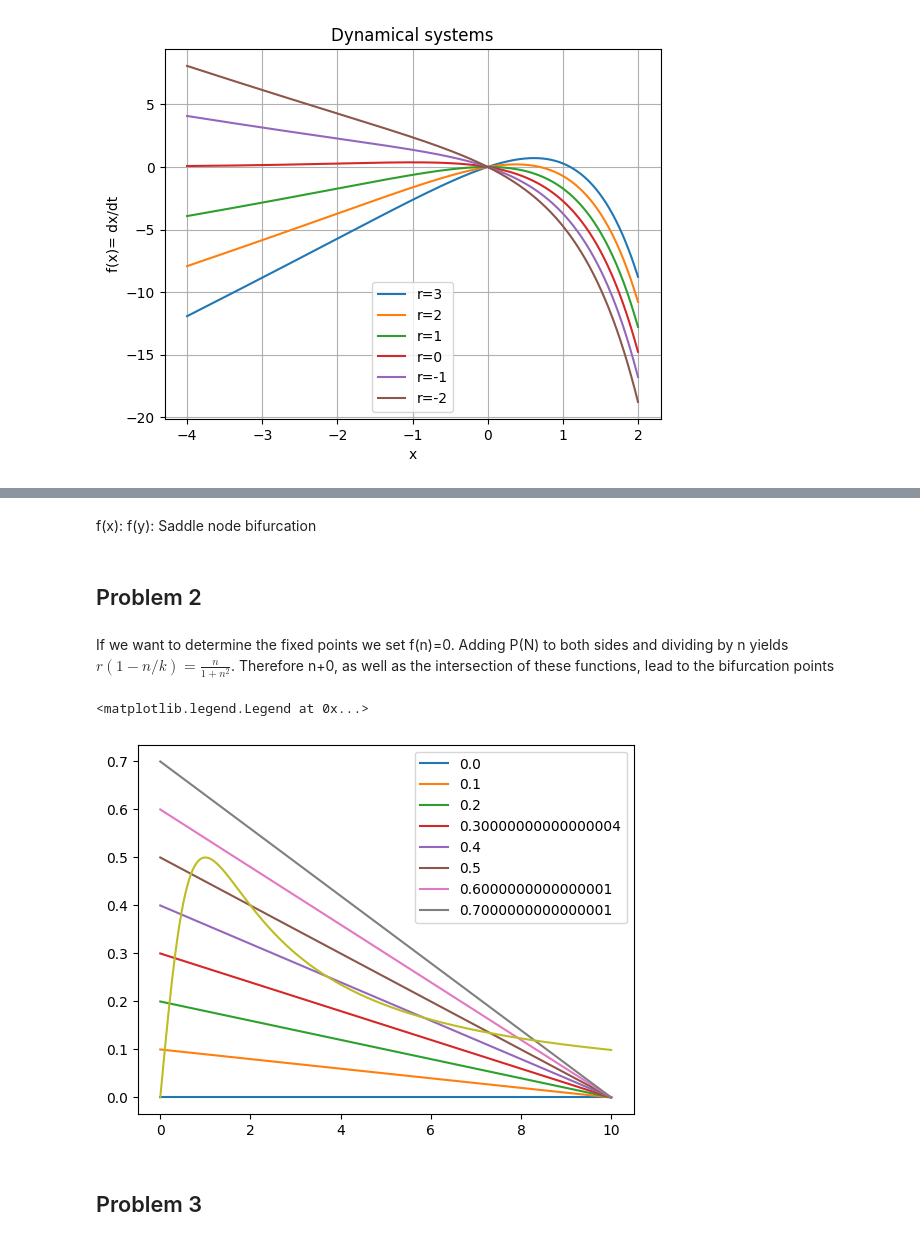
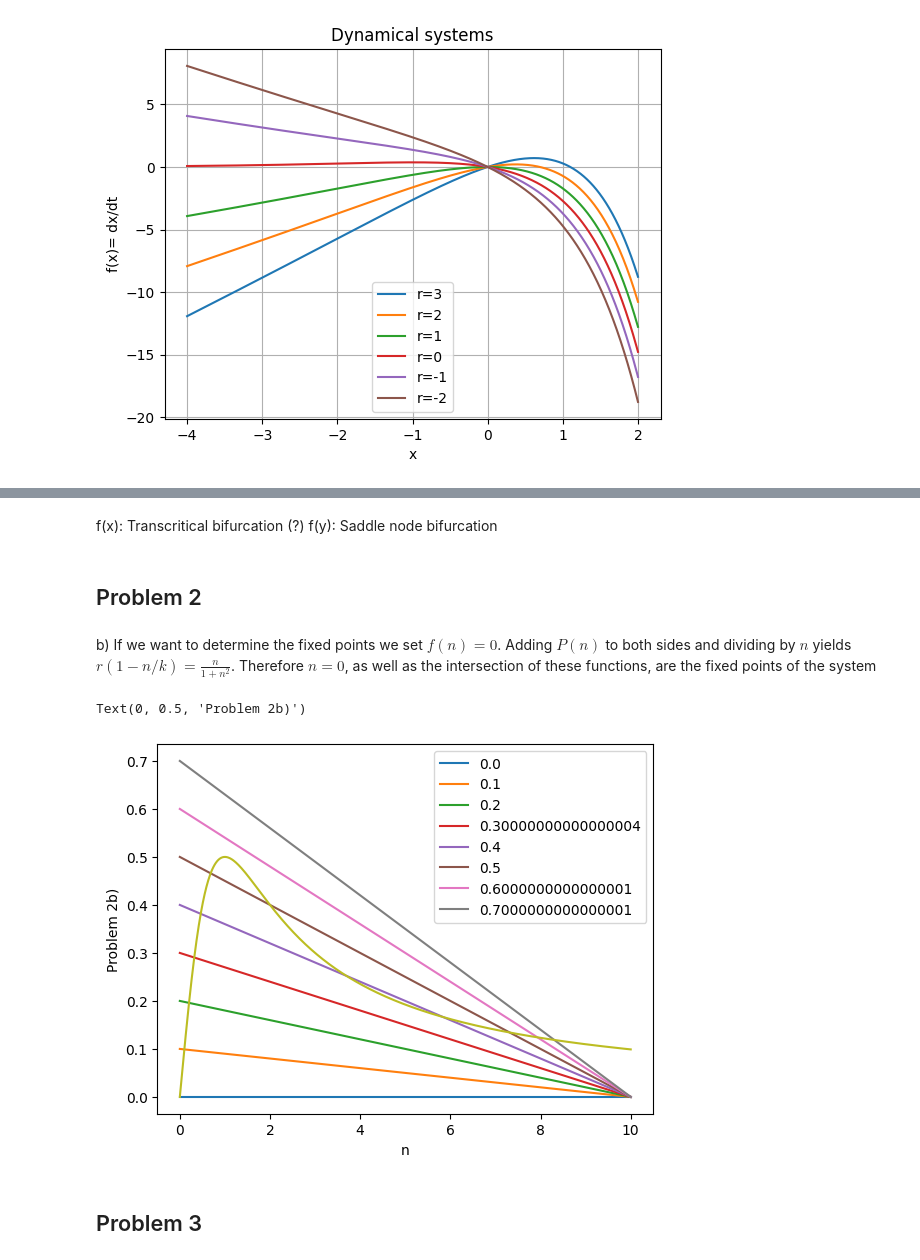
Before and after one commit to corinnawegner/Physics_of_complex_systems, a Jupyter notebook: Assignment 3/Assignment_3_Corinna_Wegner.ipynb, the cells around one changed output, grey strips where cells are left out. Saved outputs shown, nothing was run; the diff lists cells and outputs as text; code cells hidden in the pictures.

```diff
--- a/Assignment 3/Assignment_3_Corinna_Wegner.ipynb
+++ b/Assignment 3/Assignment_3_Corinna_Wegner.ipynb
@@ -26,7 +27,7 @@ x = np.linspace(-2,2,1000)
 list_r = [5,4,3,2,1,0]
 for r in list_r:
     list_f4 = [f_y(i, r) for i in x]
-    plt.plot(x, list_f4, label = f"r={r}")
+    plt.plot(x, list_f4, label = f"zeta={r}")
 plt.grid()
 plt.xlabel("x")
 plt.ylabel("f(y)= dy/dt")
@@ -37,0 +55,20 @@ plt.legend()
+# %%
+zeta_1 = np.linspace(0,3,100)
+zeta_2 = np.linspace(3,6,100)
+
+def f(y, zeta):
+    return y**4 -4*y + zeta
+
+y_1 = []
+y_2 = []
+for z in zeta_1:
+    y_left = fsolve(f, -1, args=(z,))
+    y_1.append(y_left)
+    y_right = fsolve(f, 3, args=(z,))
+    y_2.append(y_right)
+
+plt.plot(zeta_1, y_1, "r")
+plt.plot(zeta_1, y_2, "b--")
+plt.xlabel("zeta")
+plt.ylabel("y")
+plt.title("Problem 1b): Bifurcation diagram for f(y)")
@@ -38,27 +78,29 @@ plt.legend()
 # %% [markdown]
-f(x):
+f(x): Transcritical bifurcation (?)
 f(y): Saddle node bifurcation
 # %% [markdown]
 ## Problem 2
 # %% [markdown]
-If we want to determine the fixed points we set f(n)=0. Adding P(N) to both sides and dividing by n yields $r(1-n/k)=\frac{n}{1+n^2}$. Therefore n+0, as well as the intersection of these functions, lead to the bifurcation points
+b) If we want to determine the fixed points we set $f(n)=0$. Adding $P(n)$ to both sides and dividing by $n$ yields $r(1-n/k)=\frac{n}{1+n^2}$. Therefore $n=0$, as well as the intersection of these functions, are the fixed points of the system
 # %%
 def left_function(n, r, k):
     return r*(1-n/k)
 
 def right_function(n):
     return n/(1+n**2)
 
 list_r = 0.1*np.array([0,1,2,3,4,5,6,7])
 
 x = np.linspace(0,10,1000)
 for r in list_r:
     plt.plot(x, [left_function(i, r, 10) for i in x], label = f"{r}")
 plt.plot(x, [right_function(i) for i in x])
 plt.legend()
+plt.xlabel("n")
+plt.ylabel("Problem 2b)")
 # %% [output]
-<matplotlib.legend.Legend at 0x...>
+Text(0, 0.5, 'Problem 2b)')
-[figure, old version]
+[figure, new version]
 # %% [markdown]
 ## Problem 3
 # %%
```
Also changed, not shown: parts of 8 cells of this notebook.
